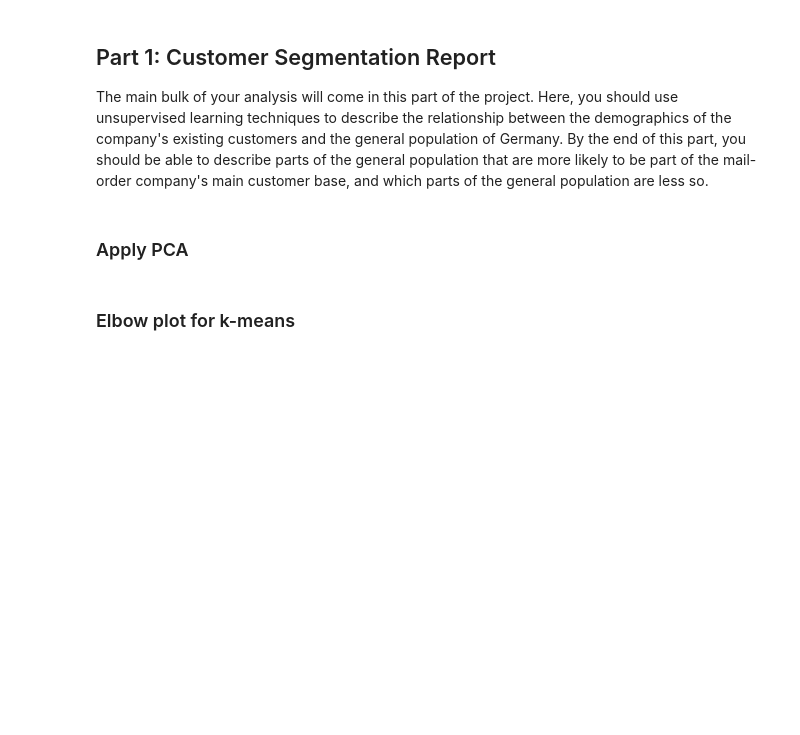
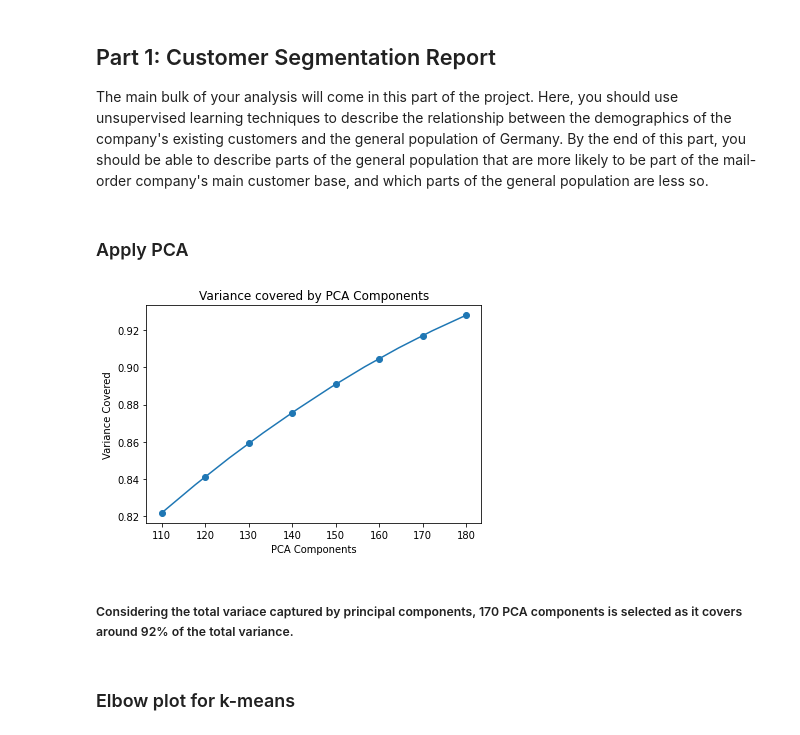
Before and after one commit to supulij/Arvato-Customer-Segmentation-for-mail-order, a Jupyter notebook: Arvato Project Workbook .ipynb, the cells around one changed output. Drawn from its saved outputs; the diff is of its cells as text; code cells hidden in the pictures; blank space fills up the shorter version.

```diff
--- a/Arvato Project Workbook .ipynb
+++ b/Arvato Project Workbook .ipynb
@@ -409 +408,21 @@ pca_variance(azdias,pca_components)
+# %%
+components = [110, 120, 130, 140, 150, 160, 170,180]
+variance = [0.8218630006090925, 0.8412655807822145, 0.859175979216605, 0.8756760189295024, 0.8909399374647844, 0.9047352506022815,0.9171057845275419, 0.9280132999633186]
+# %%
+#plot the pca graph
+
+components_smooth = np.linspace(components[0], components[-1], 10)  #10 points are selected to get a smooth line
+spl = make_interp_spline(components, variance, k=3)  # type: BSpline
+varaince_smooth = spl(components_smooth)
+
+plt.scatter(components, variance)   #plot the variance as a scatter graph
+plt.plot(components_smooth, varaince_smooth)  #plot the smooth line
+plt.ylabel("Variance Covered")
+plt.xlabel("PCA Components")
+plt.title("Variance covered by PCA Components")
+plt.show()
+# %% [output]
+[figure, added]
+# %% [markdown]
+##### Considering the total variace captured by principal components, 170 PCA components is selected as it covers around 92% of the total variance.
 # %%
```
Also changed, not shown: parts of 13 cells of this notebook, 2 other files.
